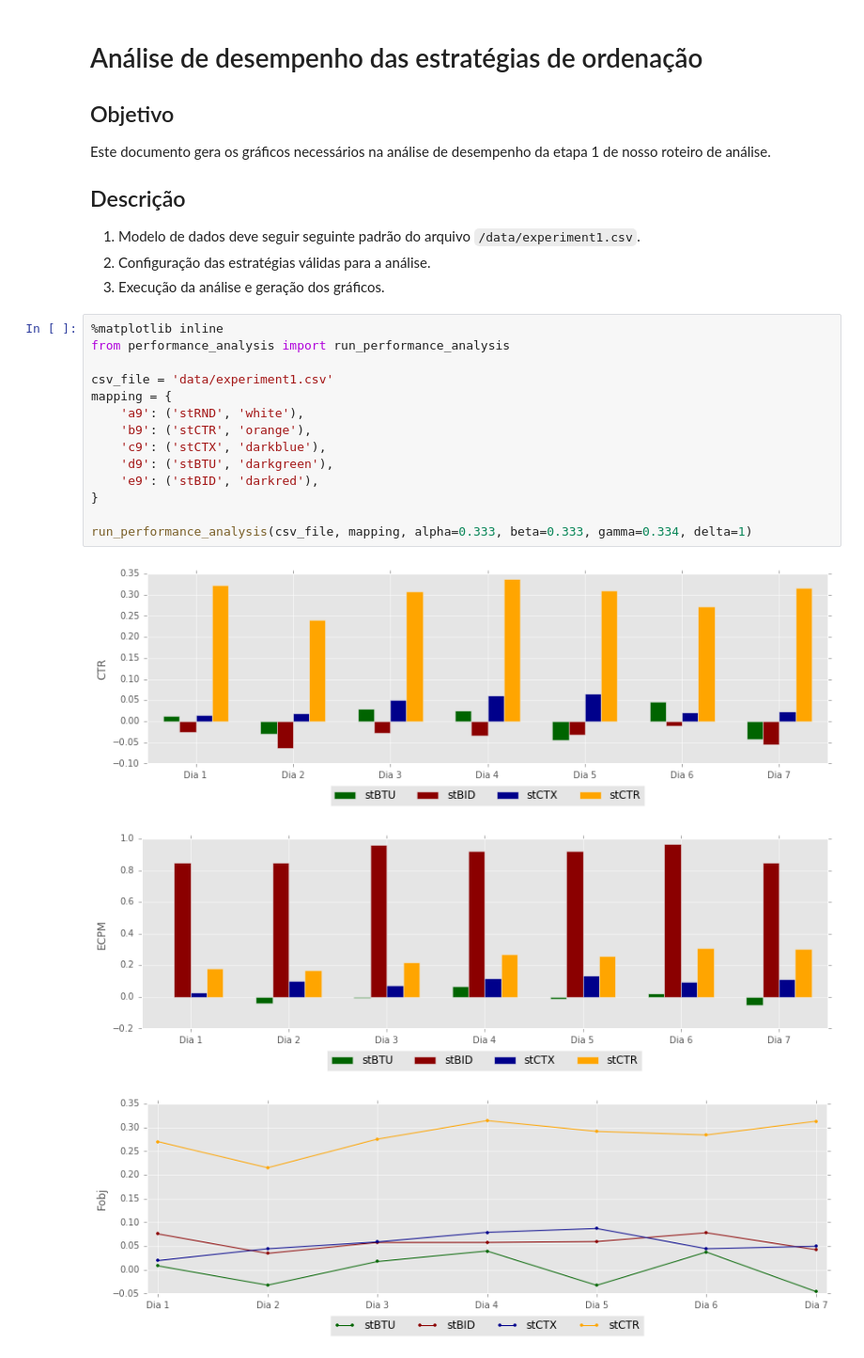
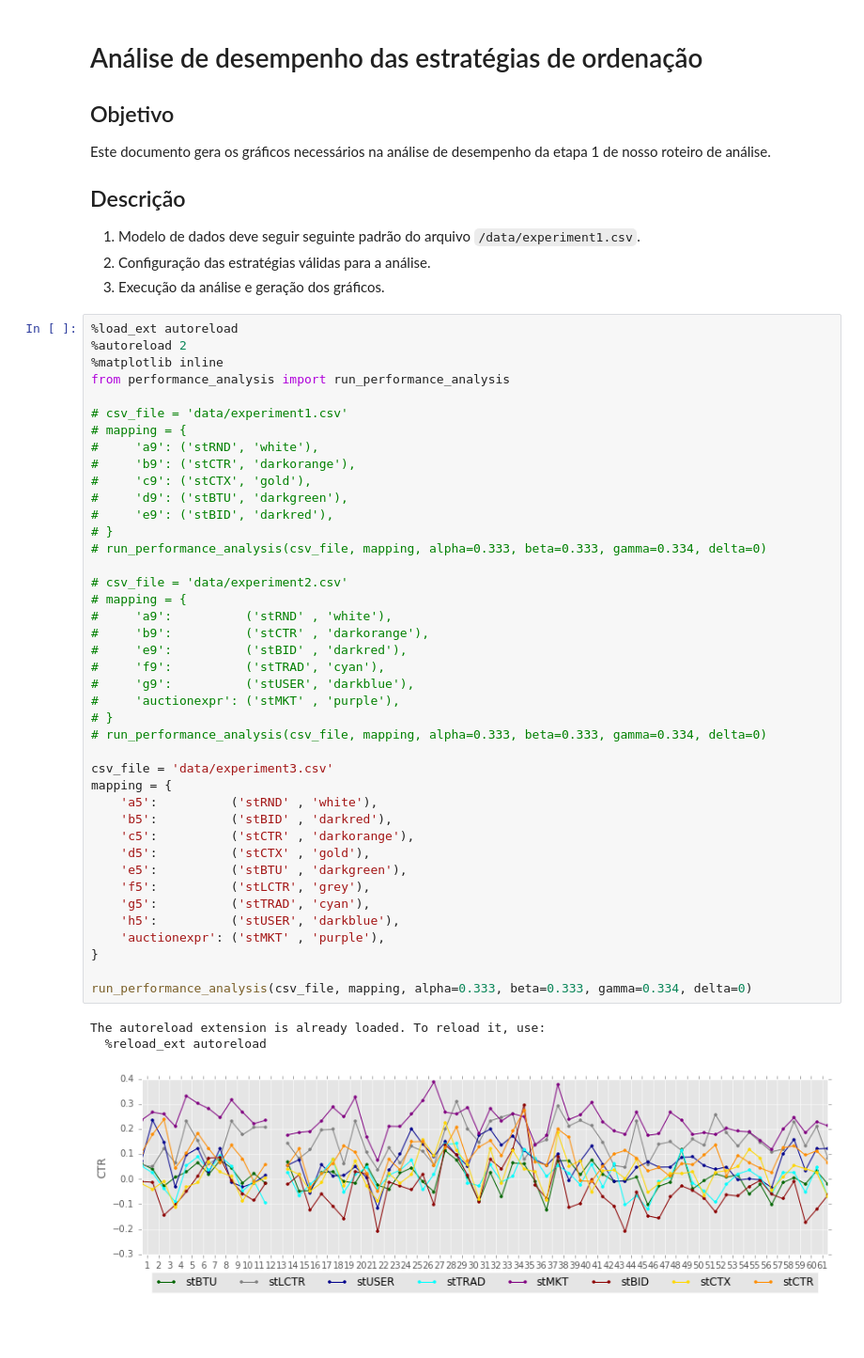
Before and after one commit to acasimiro/mestrado, a Jupyter notebook: analise_desempenho.ipynb, the cells around one changed output. Shown: that part at 94% size. Saved outputs shown, nothing was run; the diff lists cells and outputs as text; blank space fills up the shorter version.

Commit message:
experiment public data

```diff
--- a/analise_desempenho.ipynb
+++ b/analise_desempenho.ipynb
@@ -8,21 +8,48 @@ Este documento gera os gráficos necessários na análise de desempenho da etapa
 1. Modelo de dados deve seguir seguinte padrão do arquivo `/data/experiment1.csv`.
 2. Configuração das estratégias válidas para a análise.
 3. Execução da análise e geração dos gráficos.
-# %%
-%matplotlib inline
-from performance_analysis import run_performance_analysis
-
-csv_file = 'data/experiment1.csv'
-mapping = {
-    'a9': ('stRND', 'white'),
-    'b9': ('stCTR', 'orange'),
-    'c9': ('stCTX', 'darkblue'),
-    'd9': ('stBTU', 'darkgreen'),
-    'e9': ('stBID', 'darkred'),
-}
-
-run_performance_analysis(csv_file, mapping, alpha=0.333, beta=0.333, gamma=0.334, delta=1)
-# %% [output]
-[figure, removed]
-[figure, removed]
-[figure, removed]
+# %%
+%load_ext autoreload
+%autoreload 2
+%matplotlib inline
+from performance_analysis import run_performance_analysis
+
+# csv_file = 'data/experiment1.csv'
+# mapping = {
+#     'a9': ('stRND', 'white'),
+#     'b9': ('stCTR', 'darkorange'),
+#     'c9': ('stCTX', 'gold'),
+#     'd9': ('stBTU', 'darkgreen'),
+#     'e9': ('stBID', 'darkred'),
+# }
+# run_performance_analysis(csv_file, mapping, alpha=0.333, beta=0.333, gamma=0.334, delta=0)
+
+# csv_file = 'data/experiment2.csv'
+# mapping = {
+#     'a9':          ('stRND' , 'white'),
+#     'b9':          ('stCTR' , 'darkorange'),
+#     'e9':          ('stBID' , 'darkred'),
+#     'f9':          ('stTRAD', 'cyan'),
+#     'g9':          ('stUSER', 'darkblue'),
+#     'auctionexpr': ('stMKT' , 'purple'),
+# }
+# run_performance_analysis(csv_file, mapping, alpha=0.333, beta=0.333, gamma=0.334, delta=0)
+
+csv_file = 'data/experiment3.csv'
+mapping = {
+    'a5':          ('stRND' , 'white'),
+    'b5':          ('stBID' , 'darkred'),
+    'c5':          ('stCTR' , 'darkorange'),
+    'd5':          ('stCTX' , 'gold'),
+    'e5':          ('stBTU' , 'darkgreen'),
+    'f5':          ('stLCTR', 'grey'),
+    'g5':          ('stTRAD', 'cyan'),
+    'h5':          ('stUSER', 'darkblue'),
+    'auctionexpr': ('stMKT' , 'purple'),
+}
+
+run_performance_analysis(csv_file, mapping, alpha=0.333, beta=0.333, gamma=0.334, delta=0)
+# %% [output]
+The autoreload extension is already loaded. To reload it, use:
+  %reload_ext autoreload
+[figure, added]
```
Also changed, not shown: parts of 1 cell of this notebook, 7 other files.
